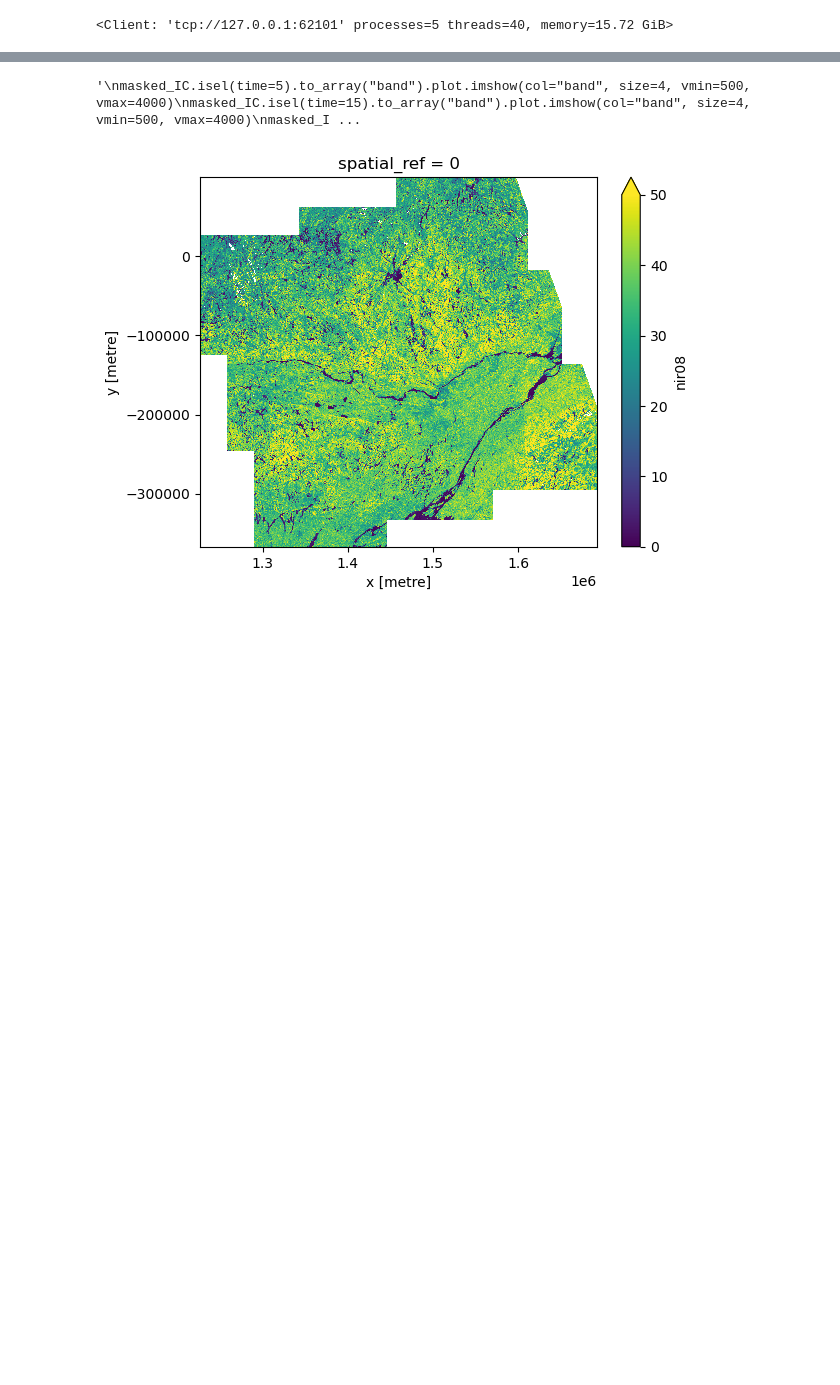
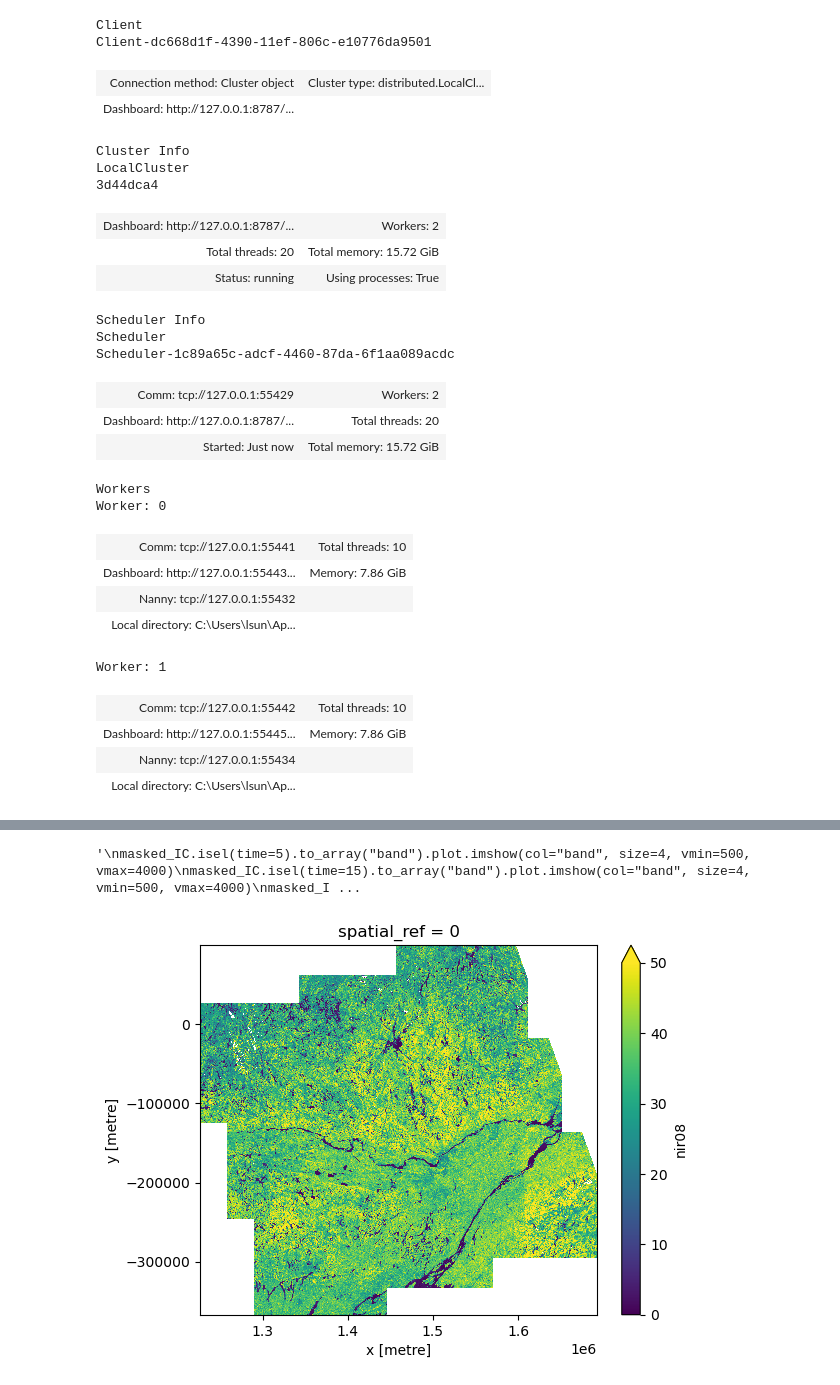
Before and after one commit to aaradar/LEAF-stac, a Jupyter notebook: Mosaic.ipynb, the cells around one changed output, grey strips where cells are left out. Saved outputs shown, nothing was run; the diff lists cells and outputs as text; code cells hidden in the pictures; blank space fills up the shorter version.

```diff
--- a/Mosaic.ipynb
+++ b/Mosaic.ipynb
@@ -13,8 +13,34 @@ import eoImage as eoIM
 # %%
 from dask.distributed import LocalCluster
 
-cluster = LocalCluster(n_workers = 5, threads_per_worker = 8) # Refined through testing
+cluster = LocalCluster(n_workers = 2, threads_per_worker = 10) # Refined through testing
 client = cluster.get_client()
 client # Can open in other window by clicking 'Dashboard' link below
 # %% [output]
-<Client: 'tcp://127.0.0.1:62101' processes=5 threads=40, memory=15.72 GiB>
+Client
+Client-dc668d1f-4390-11ef-806c-e10776da9501
+| Connection method: Cluster object | Cluster type: distributed.LocalCl... |
+| Dashboard: http://127.0.0.1:8787/... |  |
+Cluster Info
+LocalCluster
+3d44dca4
+| Dashboard: http://127.0.0.1:8787/... | Workers: 2 |
+| Total threads: 20 | Total memory: 15.72 GiB |
+| Status: running | Using processes: True |
+Scheduler Info
+Scheduler
+Scheduler-1c89a65c-adcf-4460-87da-6f1aa089acdc
+| Comm: tcp://127.0.0.1:55429 | Workers: 2 |
+| Dashboard: http://127.0.0.1:8787/... | Total threads: 20 |
+| Started: Just now | Total memory: 15.72 GiB |
+Workers
+Worker: 0
+| Comm: tcp://127.0.0.1:55441 | Total threads: 10 |
+| Dashboard: http://127.0.0.1:55443... | Memory: 7.86 GiB |
+| Nanny: tcp://127.0.0.1:55432 |  |
+| Local directory: C:\Users\lsun\Ap... |  |
+Worker: 1
+| Comm: tcp://127.0.0.1:55442 | Total threads: 10 |
+| Dashboard: http://127.0.0.1:55445... | Memory: 7.86 GiB |
+| Nanny: tcp://127.0.0.1:55434 |  |
+| Local directory: C:\Users\lsun\Ap... |  |
```
Also changed, not shown: parts of 4 cells of this notebook, 1 other file.
